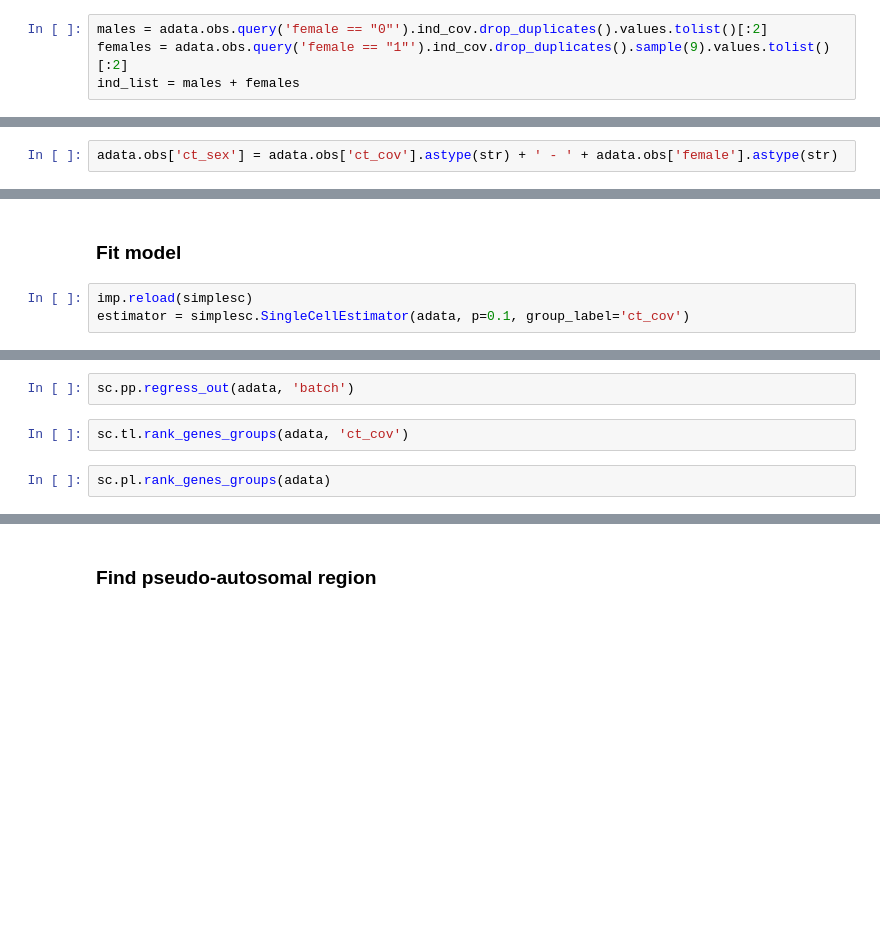
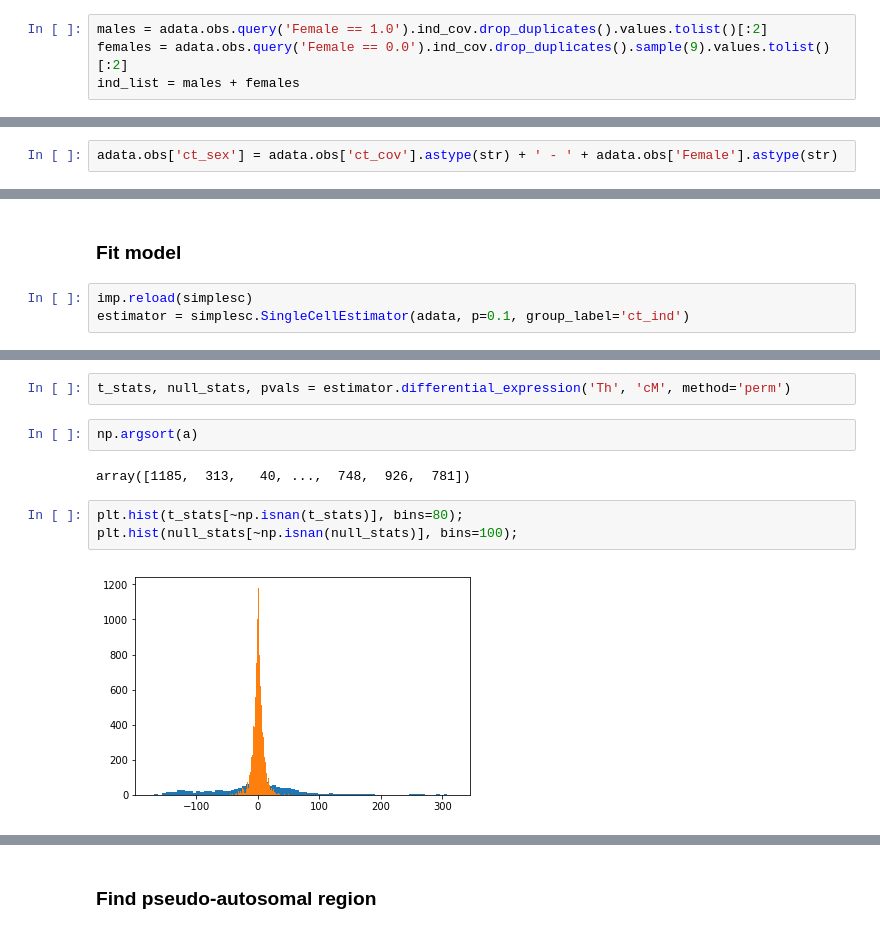
Before and after one commit to yelabucsf/scrna-parameter-estimation, a Jupyter notebook: examples/x_inactivation/x_inactivation_analysis.ipynb, the cells around one changed output, grey strips where cells are left out. Saved outputs shown, nothing was run; the diff lists cells and outputs as text; blank space fills up the shorter version.

```diff
--- a/examples/x_inactivation/x_inactivation_analysis.ipynb
+++ b/examples/x_inactivation/x_inactivation_analysis.ipynb
@@ -34,6 +33,6 @@ sc.pp.filter_genes(adata, min_cells=30000)
 # %%
-males = adata.obs.query('female == "0"').ind_cov.drop_duplicates().values.tolist()[:2]
-females = adata.obs.query('female == "1"').ind_cov.drop_duplicates().sample(9).values.tolist()[:2]
+males = adata.obs.query('Female == 1.0').ind_cov.drop_duplicates().values.tolist()[:2]
+females = adata.obs.query('Female == 0.0').ind_cov.drop_duplicates().sample(9).values.tolist()[:2]
 ind_list = males + females
 # %%
 adata = adata[adata.obs.ind_cov.isin(males+females)].copy()
@@ -42,7 +53,7 @@ adata = adata[adata.obs.ind_cov.isin(males+females)].copy()
 # %%
 adata.obs['ct_ind'] = adata.obs['ct_cov'].astype(str) + ' - ' + adata.obs['ind_cov'].astype(str)
 # %%
-adata.obs['ct_sex'] = adata.obs['ct_cov'].astype(str) + ' - ' + adata.obs['female'].astype(str)
+adata.obs['ct_sex'] = adata.obs['ct_cov'].astype(str) + ' - ' + adata.obs['Female'].astype(str)
 # %%
 adata.shape
 # %% [output]
@@ -107,4 +62,4 @@ sc.pl.umap(adata_sample, color='MS4A1')
 ### Fit model
 # %%
 imp.reload(simplesc)
-estimator = simplesc.SingleCellEstimator(adata, p=0.1, group_label='ct_cov')
+estimator = simplesc.SingleCellEstimator(adata, p=0.1, group_label='ct_ind')
@@ -163,6 +91,11 @@ adata_sample = adata[(adata.obs.ct_cov == 'CD4 T cells').values | (adata.obs.ct_
-# %%
-sc.pp.regress_out(adata, 'batch')
-# %%
-sc.tl.rank_genes_groups(adata, 'ct_cov')
-# %%
-sc.pl.rank_genes_groups(adata)
+# %%
+t_stats, null_stats, pvals = estimator.differential_expression('Th', 'cM', method='perm')
+# %%
+np.argsort(a)
+# %% [output]
+array([1185,  313,   40, ...,  748,  926,  781])
+# %%
+plt.hist(t_stats[~np.isnan(t_stats)], bins=80);
+plt.hist(null_stats[~np.isnan(null_stats)], bins=100);
+# %% [output]
+[figure, added]
```
Also changed, not shown: parts of 34 cells of this notebook, 2 other files.
